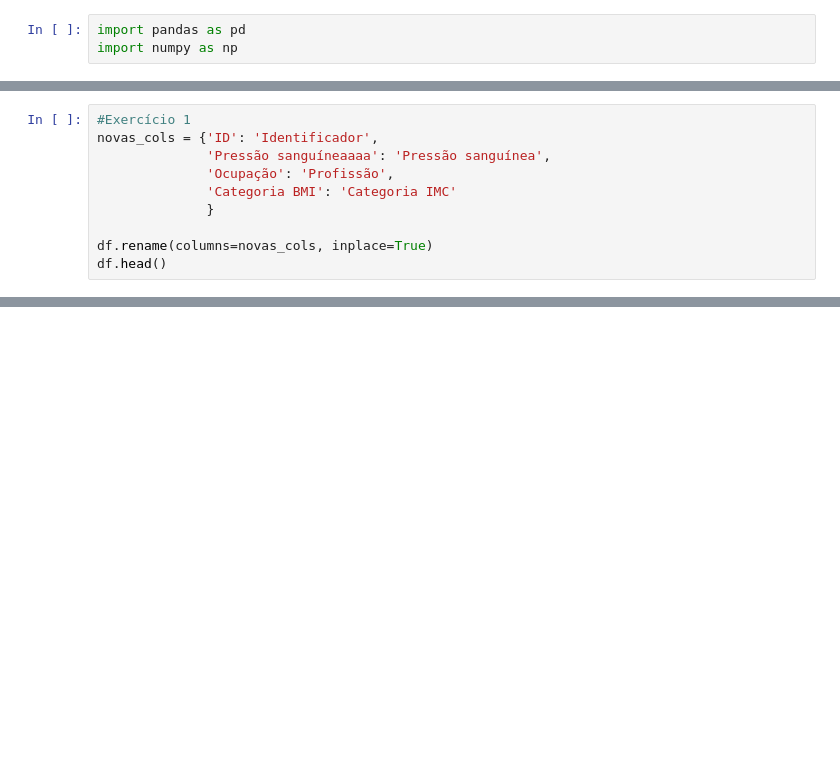
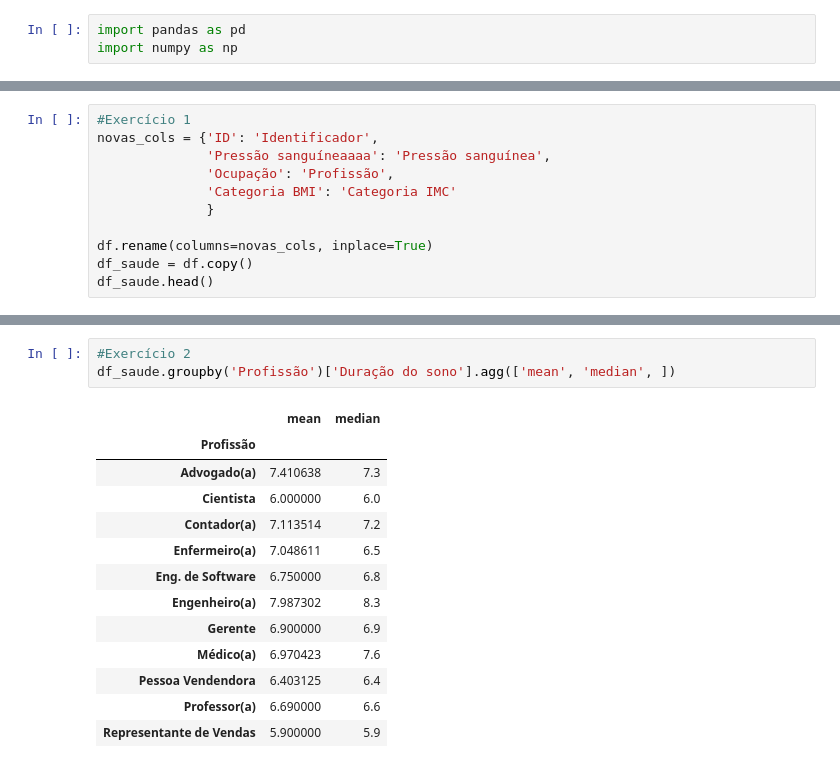
Before and after one commit to dsreliete/Womakerscode_DA_desafio_individual, a Jupyter notebook: DesafioIndividualElietedaSilvaRodrigues.ipynb, the cells around one changed output, grey strips where cells are left out. Cells and saved outputs as stored; diff of their text form; blank space fills up the shorter version.

```diff
--- a/DesafioIndividualElietedaSilvaRodrigues.ipynb
+++ b/DesafioIndividualElietedaSilvaRodrigues.ipynb
@@ -27,7 +27,8 @@ novas_cols = {'ID': 'Identificador',
               }
 
 df.rename(columns=novas_cols, inplace=True)
-df.head()
+df_saude = df.copy()
+df_saude.head()
 # %% [output]
 |  | Identificador | Gênero | Idade | Profissão | Duração do sono | Qualidade do sono | Nível de atividade física | ... |
 | 0 | 1 | Homem | 27 | Eng. de Software | 6.1 | 6 | 42 | ... |
@@ -37,0 +62,17 @@ df.head()
+# %%
+#Exercício 2
+df_saude.groupby('Profissão')['Duração do sono'].agg(['mean', 'median', ])
+# %% [output]
+|  | mean | median |
+| Profissão |  |  |
+| Advogado(a) | 7.410638 | 7.3 |
+| Cientista | 6.000000 | 6.0 |
+| Contador(a) | 7.113514 | 7.2 |
+| Enfermeiro(a) | 7.048611 | 6.5 |
+| Eng. de Software | 6.750000 | 6.8 |
+| Engenheiro(a) | 7.987302 | 8.3 |
+| Gerente | 6.900000 | 6.9 |
+| Médico(a) | 6.970423 | 7.6 |
+| Pessoa Vendendora | 6.403125 | 6.4 |
+| Professor(a) | 6.690000 | 6.6 |
+| Representante de Vendas | 5.900000 | 5.9 |
```
Also changed, not shown: parts of 5 cells of this notebook.
